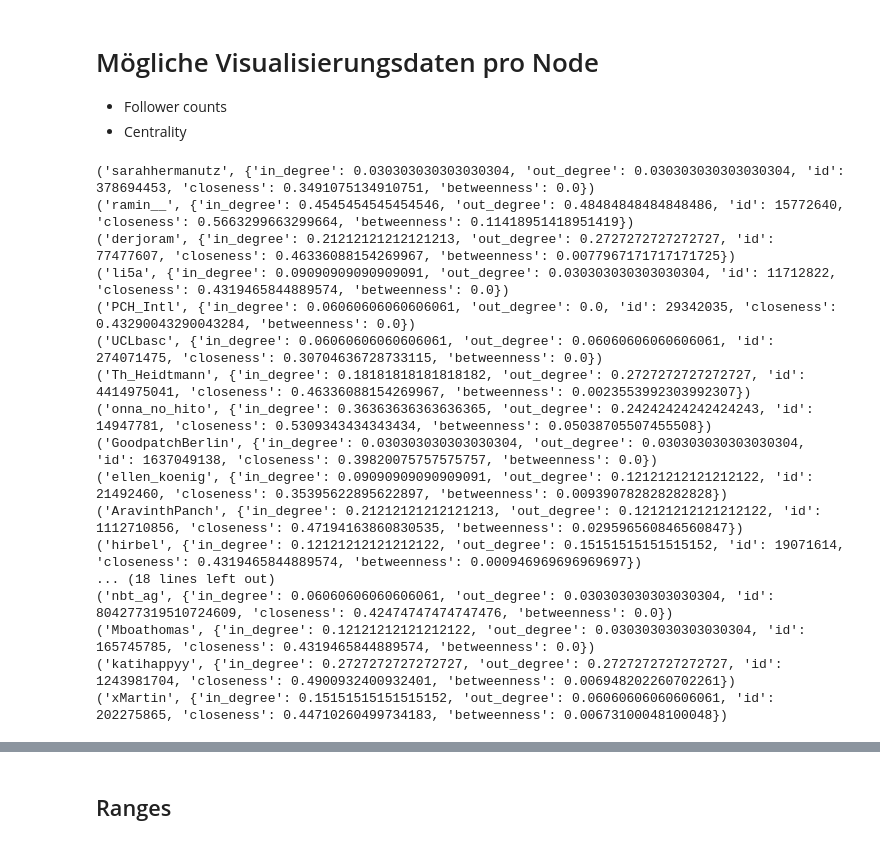
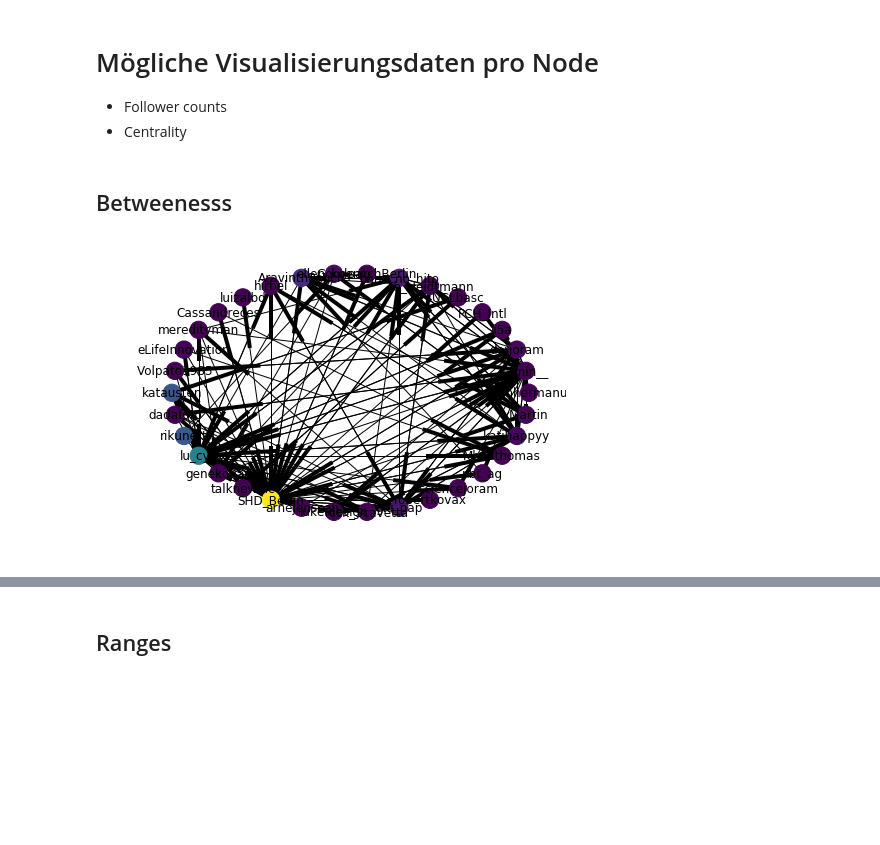
Before and after one commit to ellenkoenig/we-are-not-alone, a Jupyter notebook: Create network from twitter (Ellen).ipynb, the cells around one changed output, grey strips where cells are left out. Saved outputs shown, nothing was run; the diff lists cells and outputs as text; code cells hidden in the pictures; blank space fills up the shorter version.

```diff
--- a/Create network from twitter (Ellen).ipynb
+++ b/Create network from twitter (Ellen).ipynb
@@ -190,22 +190,15 @@ for node in graph.nodes(data=True):
     node[1]['in_degree'] = in_degree[node[0]]
     node[1]['out_degree'] = out_degree[node[0]]
     node[1]['closeness'] = closeness[node[0]]
-    print(node)
-# %% [output]
-('sarahhermanutz', {'in_degree': 0.030303030303030304, 'out_degree': 0.030303030303030304, 'id': 378694453, 'closeness': 0.3491075134910751, 'betweenness': 0.0})
-('ramin__', {'in_degree': 0.4545454545454546, 'out_degree': 0.48484848484848486, 'id': 15772640, 'closeness': 0.5663299663299664, 'betweenness': 0.11418951418951419})
-('derjoram', {'in_degree': 0.21212121212121213, 'out_degree': 0.2727272727272727, 'id': 77477607, 'closeness': 0.46336088154269967, 'betweenness': 0.0077967171717171725})
-('li5a', {'in_degree': 0.09090909090909091, 'out_degree': 0.030303030303030304, 'id': 11712822, 'closeness': 0.4319465844889574, 'betweenness': 0.0})
-('PCH_Intl', {'in_degree': 0.06060606060606061, 'out_degree': 0.0, 'id': 29342035, 'closeness': 0.43290043290043284, 'betweenness': 0.0})
-('UCLbasc', {'in_degree': 0.06060606060606061, 'out_degree': 0.06060606060606061, 'id': 274071475, 'closeness': 0.30704636728733115, 'betweenness': 0.0})
-('Th_Heidtmann', {'in_degree': 0.18181818181818182, 'out_degree': 0.2727272727272727, 'id': 4414975041, 'closeness': 0.46336088154269967, 'betweenness': 0.0023553992303992307})
-('onna_no_hito', {'in_degree': 0.36363636363636365, 'out_degree': 0.24242424242424243, 'id': 14947781, 'closeness': 0.5309343434343434, 'betweenness': 0.05038705507455508})
-('GoodpatchBerlin', {'in_degree': 0.030303030303030304, 'out_degree': 0.030303030303030304, 'id': 1637049138, 'closeness': 0.39820075757575757, 'betweenness': 0.0})
-('ellen_koenig', {'in_degree': 0.09090909090909091, 'out_degree': 0.12121212121212122, 'id': 21492460, 'closeness': 0.35395622895622897, 'betweenness': 0.009390782828282828})
-('AravinthPanch', {'in_degree': 0.21212121212121213, 'out_degree': 0.12121212121212122, 'id': 1112710856, 'closeness': 0.47194163860830535, 'betweenness': 0.029596560846560847})
-('hirbel', {'in_degree': 0.12121212121212122, 'out_degree': 0.15151515151515152, 'id': 19071614, 'closeness': 0.4319465844889574, 'betweenness': 0.000946969696969697})
-... (18 lines left out)
-('nbt_ag', {'in_degree': 0.06060606060606061, 'out_degree': 0.030303030303030304, 'id': 804277319510724609, 'closeness': 0.42474747474747476, 'betweenness': 0.0})
-('Mboathomas', {'in_degree': 0.12121212121212122, 'out_degree': 0.030303030303030304, 'id': 165745785, 'closeness': 0.4319465844889574, 'betweenness': 0.0})
-('katihappyy', {'in_degree': 0.2727272727272727, 'out_degree': 0.2727272727272727, 'id': 1243981704, 'closeness': 0.4900932400932401, 'betweenness': 0.006948202260702261})
-('xMartin', {'in_degree': 0.15151515151515152, 'out_degree': 0.06060606060606061, 'id': 202275865, 'closeness': 0.44710260499734183, 'betweenness': 0.00673100048100048})
+# %% [markdown]
+## Betweenesss
+# %%
+import matplotlib.pyplot as plt
+%matplotlib inline
+
+pos=nx.circular_layout(graph)
+nx.draw(graph, pos, with_labels=True, node_color=list(betweenness.values()))
+
+plt.savefig("graph_betweeness.pdf")
+# %% [output]
+[figure, added]
```
Also changed, not shown: parts of 6 cells of this notebook.
